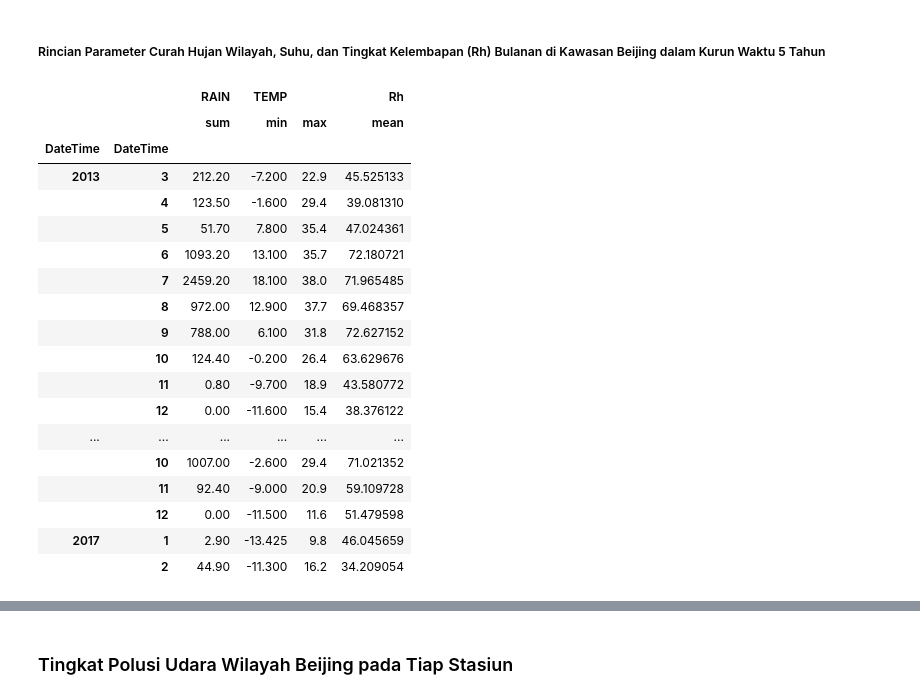
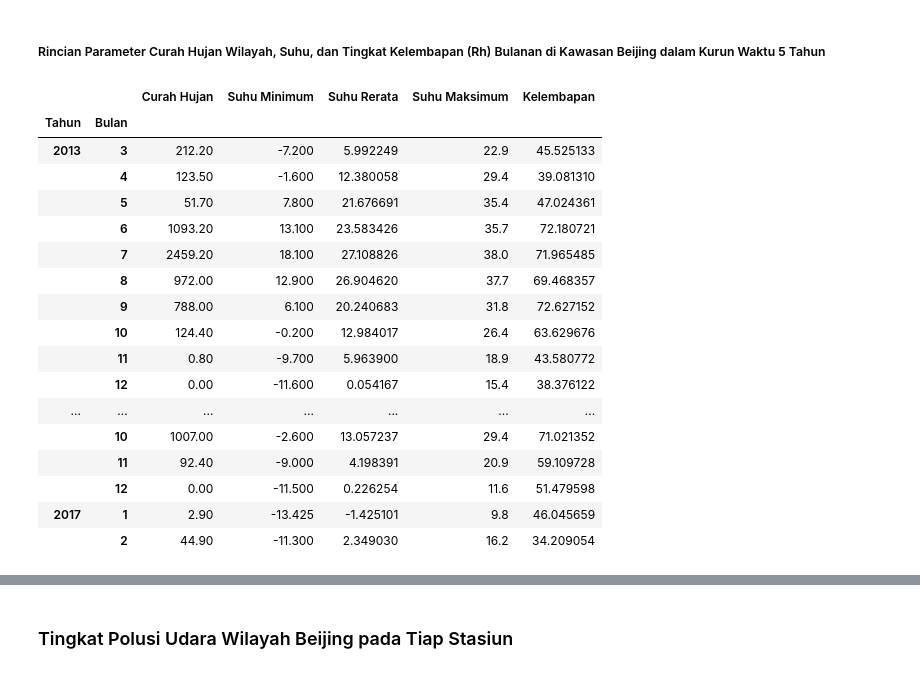
Before and after one commit to QaruzDin/Air-quality-dataset, a Jupyter notebook: Submission/notebook.ipynb, the cells around one changed output, grey strips where cells are left out. Drawn from its saved outputs; the diff is of its cells as text; code cells hidden in the pictures.

```diff
--- a/Submission/notebook.ipynb
+++ b/Submission/notebook.ipynb
@@ -531,28 +540,30 @@ all_df.groupby(by=[all_df['DateTime'].dt.year, 'station']).agg({
 # %% [markdown]
 ##### Rincian Parameter Curah Hujan Wilayah, Suhu, dan Tingkat Kelembapan (Rh) Bulanan di Kawasan Beijing dalam Kurun Waktu 5 Tahun
 # %%
-all_df.groupby(by=[all_df['DateTime'].dt.year, all_df['DateTime'].dt.month]).agg({
-    'RAIN': 'sum',
-    'TEMP': ['min', 'max'],
-    'Rh' : 'mean'
-})
+monthly_climateBeijing = all_df.groupby(by=[all_df['DateTime'].dt.year.rename('Tahun'),
+                                            all_df['DateTime'].dt.month.rename('Bulan')]).agg({
+                                            'RAIN': 'sum',
+                                            'TEMP': ['min', 'mean', 'max'],
+                                            'Rh' : 'mean'
+                                        })
+monthly_climateBeijing.columns = ['Curah Hujan', 'Suhu Minimum', 'Suhu Rerata', 'Suhu Maksimum', 'Kelembapan']
+monthly_climateBeijing
 # %% [output]
-|  |  | RAIN | TEMP |  | Rh |
-|  |  | sum | min | max | mean |
-| DateTime | DateTime |  |  |  |  |
-| 2013 | 3 | 212.20 | -7.200 | 22.9 | 45.525133 |
-|  | 4 | 123.50 | -1.600 | 29.4 | 39.081310 |
-|  | 5 | 51.70 | 7.800 | 35.4 | 47.024361 |
-|  | 6 | 1093.20 | 13.100 | 35.7 | 72.180721 |
-|  | 7 | 2459.20 | 18.100 | 38.0 | 71.965485 |
-|  | 8 | 972.00 | 12.900 | 37.7 | 69.468357 |
-|  | 9 | 788.00 | 6.100 | 31.8 | 72.627152 |
-|  | 10 | 124.40 | -0.200 | 26.4 | 63.629676 |
-|  | 11 | 0.80 | -9.700 | 18.9 | 43.580772 |
-|  | 12 | 0.00 | -11.600 | 15.4 | 38.376122 |
-| ... | ... | ... | ... | ... | ... |
-|  | 10 | 1007.00 | -2.600 | 29.4 | 71.021352 |
-|  | 11 | 92.40 | -9.000 | 20.9 | 59.109728 |
-|  | 12 | 0.00 | -11.500 | 11.6 | 51.479598 |
-| 2017 | 1 | 2.90 | -13.425 | 9.8 | 46.045659 |
-|  | 2 | 44.90 | -11.300 | 16.2 | 34.209054 |
+|  |  | Curah Hujan | Suhu Minimum | Suhu Rerata | Suhu Maksimum | Kelembapan |
+| Tahun | Bulan |  |  |  |  |  |
+| 2013 | 3 | 212.20 | -7.200 | 5.992249 | 22.9 | 45.525133 |
+|  | 4 | 123.50 | -1.600 | 12.380058 | 29.4 | 39.081310 |
+|  | 5 | 51.70 | 7.800 | 21.676691 | 35.4 | 47.024361 |
+|  | 6 | 1093.20 | 13.100 | 23.583426 | 35.7 | 72.180721 |
+|  | 7 | 2459.20 | 18.100 | 27.108826 | 38.0 | 71.965485 |
+|  | 8 | 972.00 | 12.900 | 26.904620 | 37.7 | 69.468357 |
+|  | 9 | 788.00 | 6.100 | 20.240683 | 31.8 | 72.627152 |
+|  | 10 | 124.40 | -0.200 | 12.984017 | 26.4 | 63.629676 |
+|  | 11 | 0.80 | -9.700 | 5.963900 | 18.9 | 43.580772 |
+|  | 12 | 0.00 | -11.600 | 0.054167 | 15.4 | 38.376122 |
+| ... | ... | ... | ... | ... | ... | ... |
+|  | 10 | 1007.00 | -2.600 | 13.057237 | 29.4 | 71.021352 |
+|  | 11 | 92.40 | -9.000 | 4.198391 | 20.9 | 59.109728 |
+|  | 12 | 0.00 | -11.500 | 0.226254 | 11.6 | 51.479598 |
+| 2017 | 1 | 2.90 | -13.425 | -1.425101 | 9.8 | 46.045659 |
+|  | 2 | 44.90 | -11.300 | 2.349030 | 16.2 | 34.209054 |
```
Also changed, not shown: parts of 22 cells of this notebook.
